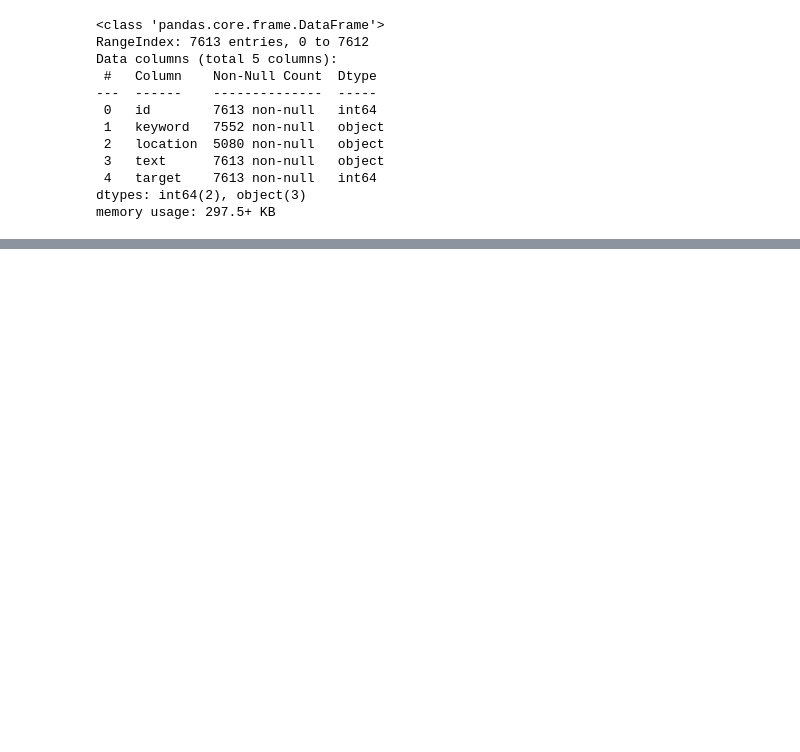
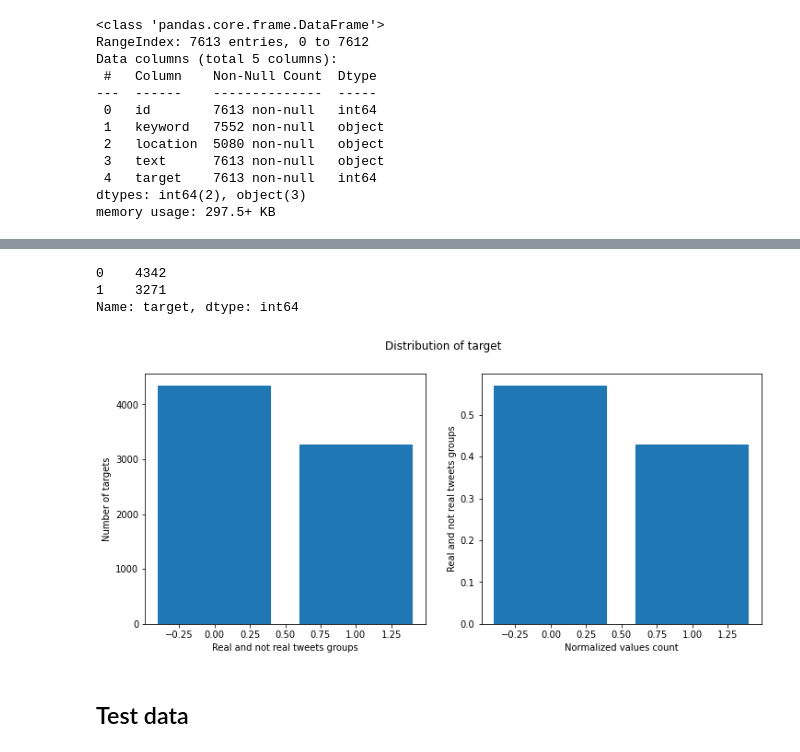
Before and after one commit to george-zakharov/ml-random, a Jupyter notebook: Tweet_predictor.ipynb, the cells around one changed output, grey strips where cells are left out. Drawn from its saved outputs; the diff is of its cells as text; code cells hidden in the pictures; blank space fills up the shorter version.

```diff
--- a/Tweet_predictor.ipynb
+++ b/Tweet_predictor.ipynb
@@ -148,0 +76,25 @@ profile
+# %%
+train_data['target'].value_counts()
+# %% [output]
+0    4342
+1    3271
+Name: target, dtype: int64
+# %%
+plt.figure(figsize=(12, 5))
+
+plt.subplot(121)
+plt.bar(train_data['target'].value_counts().index, train_data['target'].value_counts())
+plt.xlabel('Real and not real tweets groups')
+plt.ylabel('Number of targets')
+
+plt.subplot(122)
+plt.bar(train_data['target'].value_counts().index, train_data['target'].value_counts(normalize=True))
+plt.xlabel('Normalized values count')
+plt.ylabel('Real and not real tweets groups')
+
+plt.suptitle('Distribution of target')
+plt.show()
+# %% [output]
+[figure, added]
+# %% [markdown]
+## Test data
```
Also changed, not shown: parts of 14 cells of this notebook.
